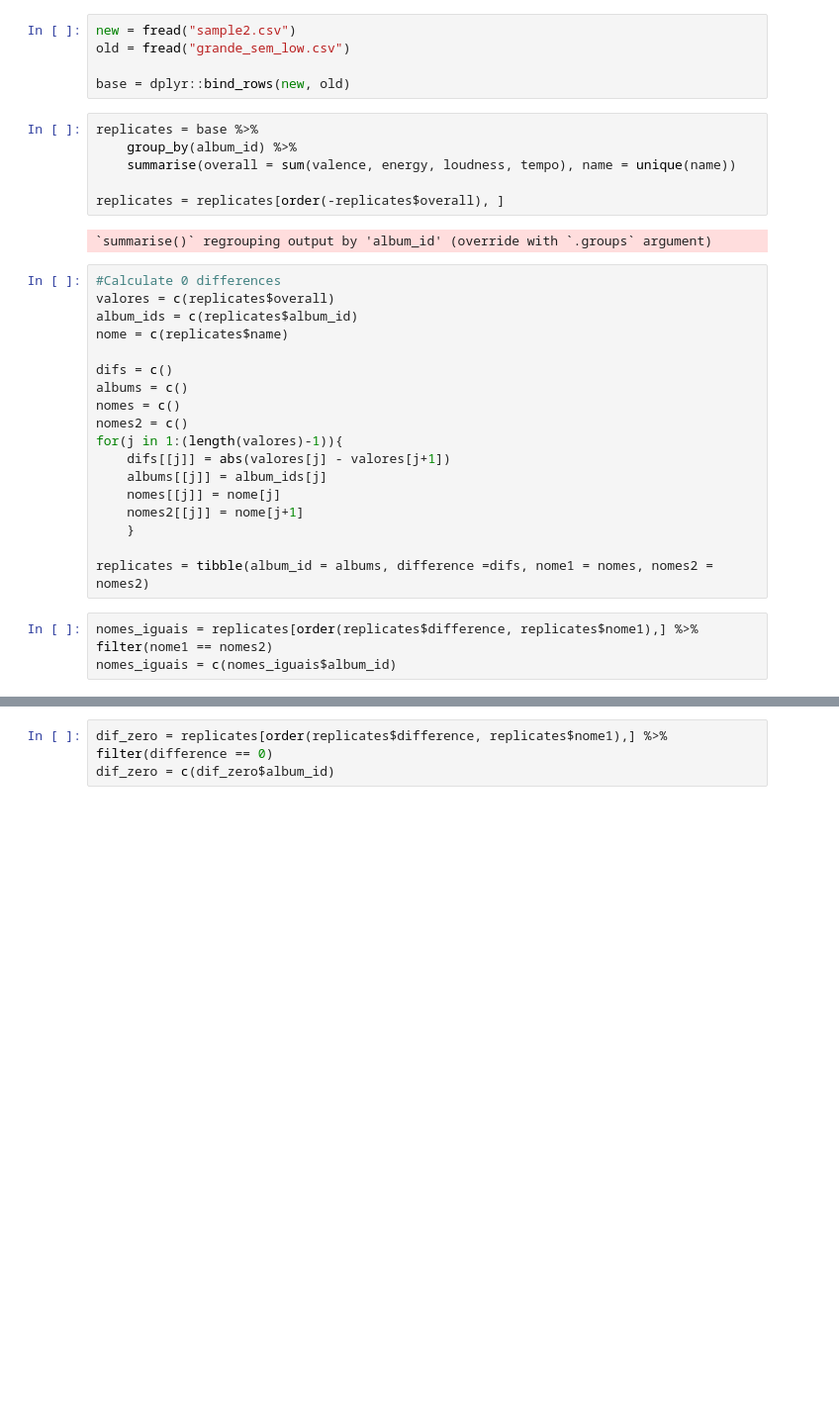
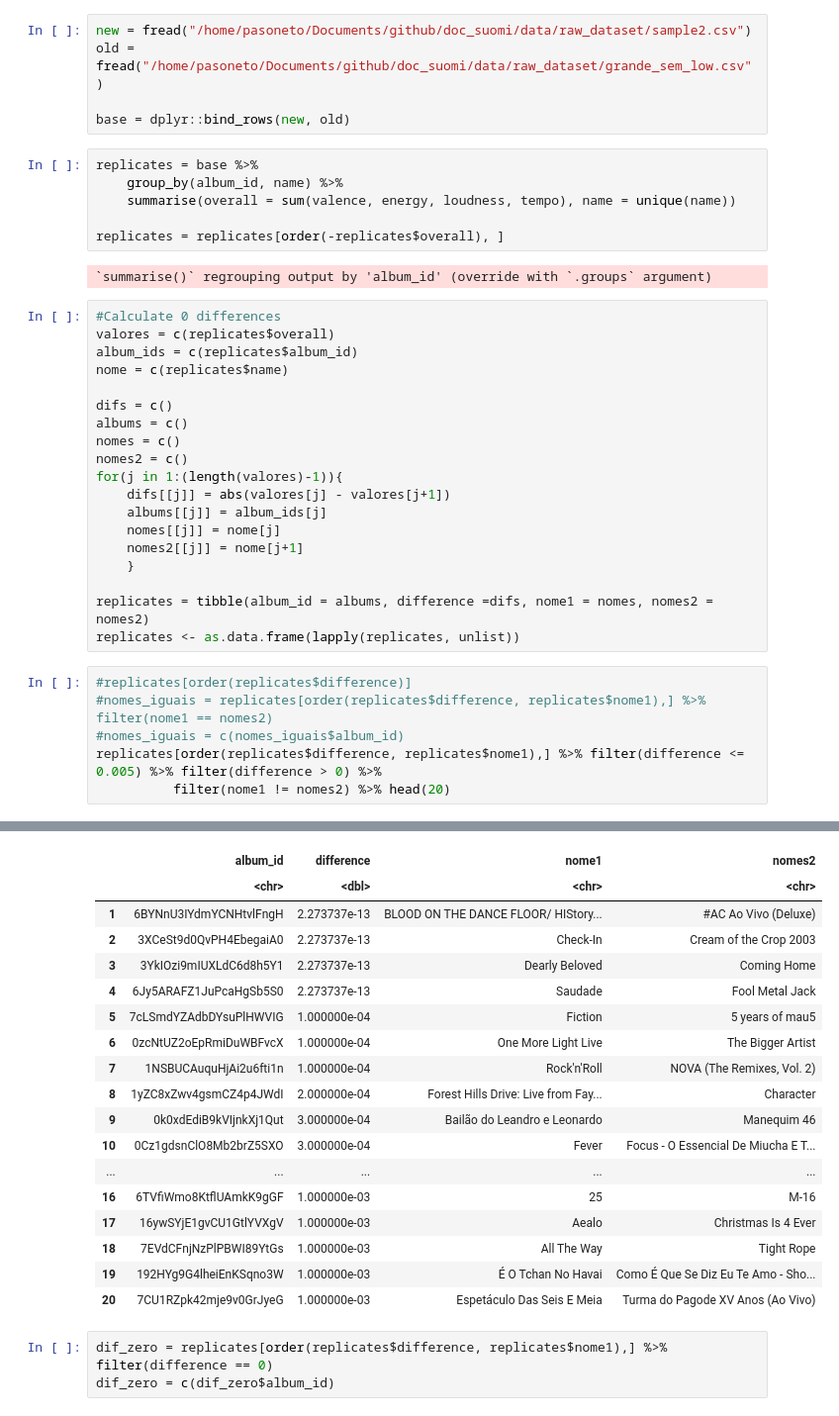
Before and after one commit to pasoneto/doc_suomi, a Jupyter notebook: code/data_cleaning/filtering_duplicates.ipynb, the cells around one changed output, grey strips where cells are left out. Shown at 99% size. Saved outputs shown, nothing was run; the diff lists cells and outputs as text; blank space fills up the shorter version.

```diff
--- a/code/data_cleaning/filtering_duplicates.ipynb
+++ b/code/data_cleaning/filtering_duplicates.ipynb
@@ -9,13 +9,13 @@ source("data_cook.R")
 # %% [output]
 `summarise()` regrouping output by 'album_id' (override with `.groups` argument)
 # %%
-new = fread("sample2.csv")
-old = fread("grande_sem_low.csv")
+new = fread("/home/pasoneto/Documents/github/doc_suomi/data/raw_dataset/sample2.csv")
+old = fread("/home/pasoneto/Documents/github/doc_suomi/data/raw_dataset/grande_sem_low.csv")
 
 base = dplyr::bind_rows(new, old)
 # %%
 replicates = base %>%
-    group_by(album_id) %>%
+    group_by(album_id, name) %>%
     summarise(overall = sum(valence, energy, loudness, tempo), name = unique(name))
 
 replicates = replicates[order(-replicates$overall), ]
@@ -39,6 +39,11 @@ for(j in 1:(length(valores)-1)){
     }
 
 replicates = tibble(album_id = albums, difference =difs, nome1 = nomes, nomes2 = nomes2)
+replicates <- as.data.frame(lapply(replicates, unlist))
 # %%
-nomes_iguais = replicates[order(replicates$difference, replicates$nome1),] %>% filter(nome1 == nomes2)
-nomes_iguais = c(nomes_iguais$album_id)
+#replicates[order(replicates$difference)]
+#nomes_iguais = replicates[order(replicates$difference, replicates$nome1),] %>% filter(nome1 == nomes2)
+#nomes_iguais = c(nomes_iguais$album_id)
+replicates[order(replicates$difference, replicates$nome1),] %>% filter(difference <= 0.005) %>% filter(difference > 0) %>%
+          filter(nome1 != nomes2) %>% head(20)
+# %% [output]
@@ -45,3 +51,21 @@ nomes_iguais = c(nomes_iguais$album_id)
+|  | album_id | difference | nome1 | nomes2 |
+|  | <chr> | <dbl> | <chr> | <chr> |
+| 1 | 6BYNnU3IYdmYCNHtvlFngH | 2.273737e-13 | BLOOD ON THE DANCE FLOOR/ HIStory... | #AC Ao Vivo (Deluxe) |
+| 2 | 3XCeSt9d0QvPH4EbegaiA0 | 2.273737e-13 | Check-In | Cream of the Crop 2003 |
+| 3 | 3YkIOzi9mIUXLdC6d8h5Y1 | 2.273737e-13 | Dearly Beloved | Coming Home |
+| 4 | 6Jy5ARAFZ1JuPcaHgSb5S0 | 2.273737e-13 | Saudade | Fool Metal Jack |
+| 5 | 7cLSmdYZAdbDYsuPlHWVIG | 1.000000e-04 | Fiction | 5 years of mau5 |
+| 6 | 0zcNtUZ2oEpRmiDuWBFvcX | 1.000000e-04 | One More Light Live | The Bigger Artist |
+| 7 | 1NSBUCAuquHjAi2u6fti1n | 1.000000e-04 | Rock'n'Roll | NOVA (The Remixes, Vol. 2) |
+| 8 | 1yZC8xZwv4gsmCZ4p4JWdI | 2.000000e-04 | Forest Hills Drive: Live from Fay... | Character |
+| 9 | 0k0xdEdiB9kVIjnkXj1Qut | 3.000000e-04 | Bailão do Leandro e Leonardo | Manequim 46 |
+| 10 | 0Cz1gdsnClO8Mb2brZ5SXO | 3.000000e-04 | Fever | Focus - O Essencial De Miucha E T... |
+| ... | ... | ... | ... | ... |
+| 16 | 6TVfiWmo8KtflUAmkK9gGF | 1.000000e-03 | 25 | M-16 |
+| 17 | 16ywSYjE1gvCU1GtlYVXgV | 1.000000e-03 | Aealo | Christmas Is 4 Ever |
+| 18 | 7EVdCFnjNzPlPBWI89YtGs | 1.000000e-03 | All The Way | Tight Rope |
+| 19 | 192HYg9G4lheiEnKSqno3W | 1.000000e-03 | É O Tchan No Havai | Como É Que Se Diz Eu Te Amo - Sho... |
+| 20 | 7CU1RZpk42mje9v0GrJyeG | 1.000000e-03 | Espetáculo Das Seis E Meia | Turma do Pagode XV Anos (Ao Vivo) |
 # %%
 dif_zero = replicates[order(replicates$difference, replicates$nome1),] %>% filter(difference == 0)
 dif_zero = c(dif_zero$album_id)
```
Also changed, not shown: parts of 3 cells of this notebook, 12 other files.
